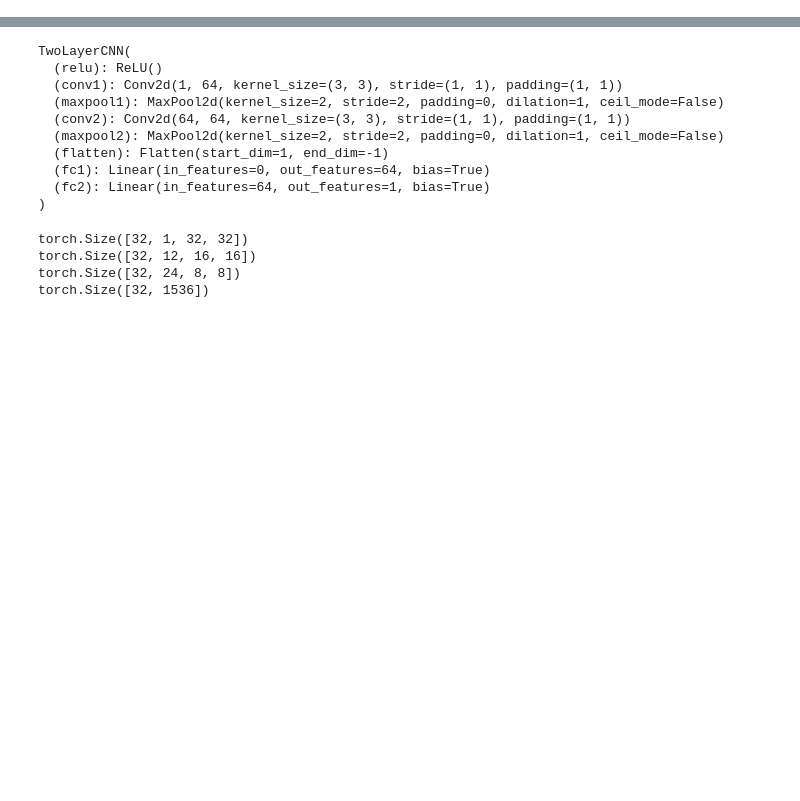
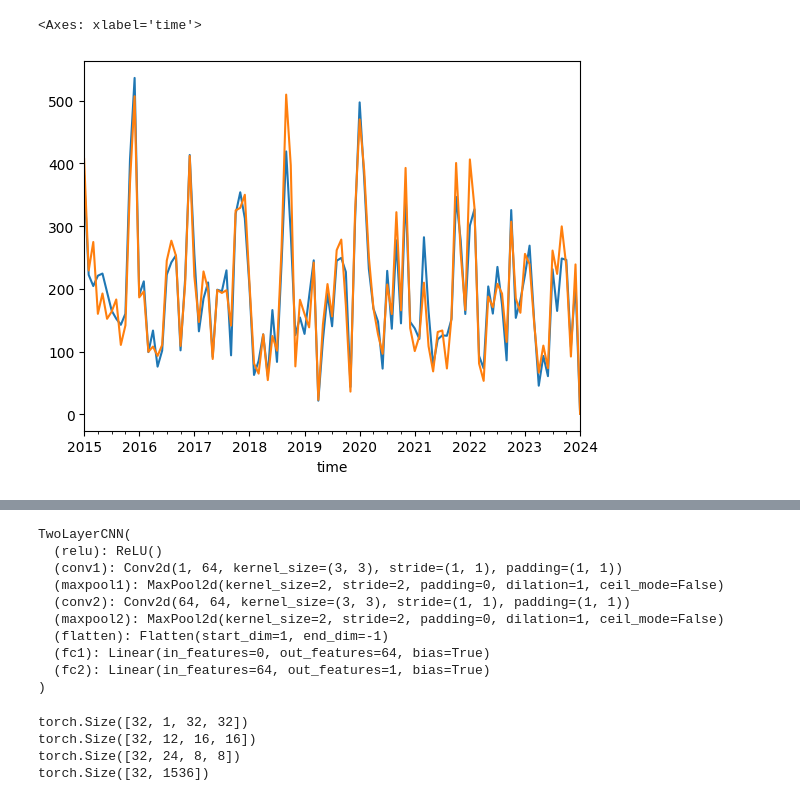
Before and after one commit to rguilcas/BCCR-ml-project-example, a Jupyter notebook: notebooks/Tests.ipynb, the cells around one changed output, grey strips where cells are left out. Saved outputs shown, nothing was run; the diff lists cells and outputs as text; code cells hidden in the pictures; blank space fills up the shorter version.

```diff
--- a/notebooks/Tests.ipynb
+++ b/notebooks/Tests.ipynb
@@ -18,0 +29,7 @@ import pandas as pd
+# %%
+df_test = df.query("data_slice == 'test'")
+df_test.groupby(pd.to_datetime(df_test.index.strftime('%Y-%m'))).prediction.sum().plot()
+df_test.groupby(pd.to_datetime(df_test.index.strftime('%Y-%m'))).target.sum().plot()
+# %% [output]
+<Axes: xlabel='time'>
+[figure, added]
```
Also changed, not shown: parts of 4 cells of this notebook, 8 other files.
